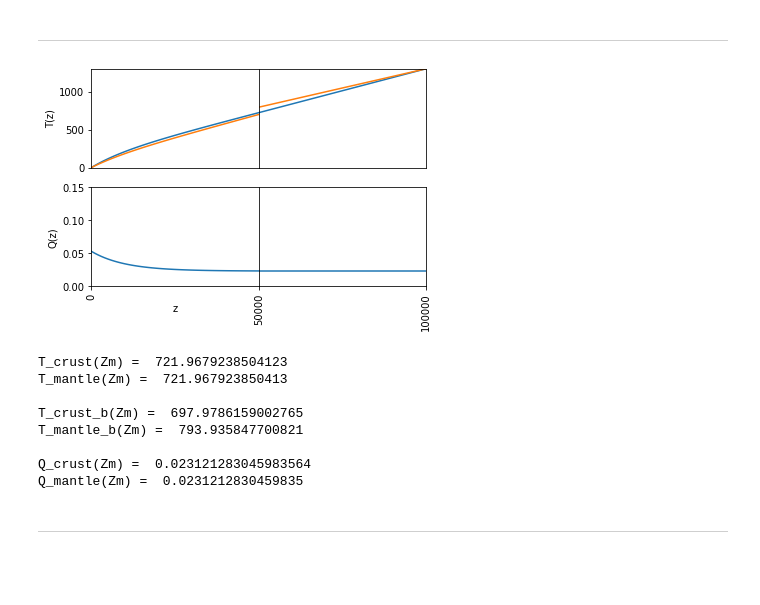
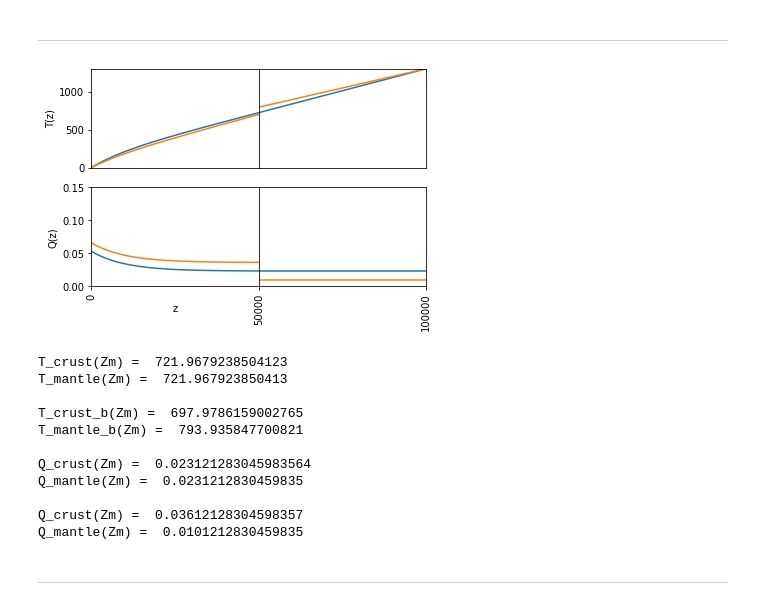
Before and after one commit to idest/andestm_standalone, a Jupyter notebook: Ecuaciones Modelo Termal_Z_0.ipynb, the cells around one changed output. Saved outputs shown, nothing was run; the diff lists cells and outputs as text; code cells hidden in the pictures; blank space fills up the shorter version.

```diff
--- a/Ecuaciones Modelo Termal_Z_0.ipynb
+++ b/Ecuaciones Modelo Termal_Z_0.ipynb
@@ -31,6 +31,8 @@ substitutions = {
   k: 2.0,
   k_c: 3.0,
   k_m: 1.0,
+  k_uc: 3.0,
+  k_lcm: 1.0,
   delta: 10.e3,
   Zo: 0,
   Zf: 100.e3,
@@ -269,6 +281,8 @@ Eq_14 = sp.Eq(k*Eq_12.args[0].diff(z),k*Eq_12.args[1].diff(z))
 printeq(sp.expand(Eq_14),14)
 # %% [output]
 $$k \frac{d}{d z} T{\left(z \right)} = H_{0} \delta e^{- \frac{z}{\delta}} - H_{0} \delta e^{- \frac{Z_{m}}{\delta}} + \frac{H_{0} Z_{m} \delta e^{- \frac{Z_{m}}{\delta}}}{Z_{f}} - \frac{H_{0} \delta^{2}}{Z_{f}} + \frac{H_{0} \delta^{2} e^{- \frac{Z_{m}}{\delta}}}{Z_{f}} + \frac{T_{f} k}{Z_{f}} \;(eq.14)$$
+# %%
+Eq_14_b = Eq_14.subs({k: k_c})
 # %%
 #Eq_14_simp = sp.Eq(Q(z), Ho*delta*sp.exp(-z/delta)-Ho*delta*sp.exp(-Zm/delta)+Qm)
 #Eq_14_simp = Eq_14_simp.subs(Qm, Eq_10.args[1])
@@ -280,6 +294,8 @@ Eq_15 = sp.Eq(k*Eq_13.args[0].diff(z), k*Eq_13.args[1].diff(z))
 printeq(sp.expand(Eq_15),15)
 # %% [output]
 $$k \frac{d}{d z} T{\left(z \right)} = \frac{H_{0} Z_{m} \delta e^{- \frac{Z_{m}}{\delta}}}{Z_{f}} - \frac{H_{0} \delta^{2}}{Z_{f}} + \frac{H_{0} \delta^{2} e^{- \frac{Z_{m}}{\delta}}}{Z_{f}} + \frac{T_{f} k}{Z_{f}} \;(eq.15)$$
+# %%
+Eq_15_b = Eq_15.subs({k: k_m})
 # %%
 #Eq_15_simp = sp.Eq(Q(z), Qm)
 #Eq_15_simp = Eq_15_simp.subs(Qm, Eq_10.args[1])
@@ -293,37 +309,41 @@ T_z_crust_M1_b = sp.lambdify(z,Eq_12_b.args[1].subs(substitutions))
 T_z_mantle_M1_b = sp.lambdify(z,Eq_13_b.args[1].subs(substitutions))
 Q_z_crust_M1 = sp.lambdify(z,Eq_14.args[1].subs(substitutions))
 Q_z_mantle_M1 = sp.lambdify(z,Eq_15.args[1].subs(substitutions))
+Q_z_crust_M1_b = sp.lambdify(z,Eq_14_b.args[1].subs(substitutions))
+Q_z_mantle_M1_b = sp.lambdify(z,Eq_15_b.args[1].subs(substitutions))
 # %%
 fig, axes = plt.subplots(nrows=2,ncols=2)
 axes[0][0].plot(domain, T_z_crust_M1(domain))
 axes[0][1].plot(domain, T_z_mantle_M1(domain))
 axes[0][0].plot(domain, T_z_crust_M1_b(domain))
 axes[0][1].plot(domain, T_z_mantle_M1_b(domain))
 axes[1][0].plot(domain, Q_z_crust_M1(domain))
 axes[1][1].plot(domain, np.repeat(Q_z_mantle_M1(domain),len(domain)))
+axes[1][0].plot(domain, Q_z_crust_M1_b(domain))
+axes[1][1].plot(domain, np.repeat(Q_z_mantle_M1_b(domain),len(domain)))
 axes[0][0].set_xlim(substitutions[Zo],substitutions[Zm])
 axes[0][1].set_xlim(substitutions[Zm],substitutions[Zf])
 axes[0][0].set_ylim(0,1300)
 axes[0][1].set_ylim(0,1300)
 axes[0][0].set_xticks([])
 axes[0][1].set_xticks([])
 axes[0][1].set_yticks([])
 axes[1][0].set_xlim(substitutions[Zo],substitutions[Zm])
 axes[1][1].set_xlim(substitutions[Zm],substitutions[Zf])
 axes[1][0].set_ylim(0.0,0.15)
 axes[1][1].set_ylim(0.0,0.15)
 axes[1][0].set_xticks([substitutions[Zo]])
 axes[1][1].set_xticks([substitutions[Zm], substitutions[Zf]])
 axes[1][1].set_yticks([])
 axes[1][0].tick_params('x', labelrotation=90)
 axes[1][1].tick_params('x', labelrotation=90)
 axes[0][0].set_ylabel("T(z)")
 axes[1][0].set_ylabel("Q(z)")
 axes[1][0].set_xlabel("z")
 
 fig.subplots_adjust(wspace=0.00)
 # %% [output]
-[figure, old version]
+[figure, new version]
 # %%
 print("T_crust(Zm) = ", T_z_crust_M1(substitutions[Zm]))
 print("T_mantle(Zm) = ", T_z_mantle_M1(substitutions[Zm]))
@@ -333,6 +353,10 @@ print("T_mantle_b(Zm) = ", T_z_mantle_M1_b(substitutions[Zm]))
 print("")
 print("Q_crust(Zm) = ", Q_z_crust_M1(substitutions[Zm]))
 print("Q_mantle(Zm) = ", Q_z_mantle_M1(substitutions[Zm]))
+print("")
+print("Q_crust(Zm) = ", Q_z_crust_M1_b(substitutions[Zm]))
+print("Q_mantle(Zm) = ", Q_z_mantle_M1_b(substitutions[Zm]))
+
 
 #print(len(Q_z_crust_M1(domain)))
 #print(len(Q_z_mantle_M1(domain)))
@@ -345,6 +369,9 @@ T_mantle_b(Zm) =  793.935847700821
 
 Q_crust(Zm) =  0.023121283045983564
 Q_mantle(Zm) =  0.0231212830459835
+
+Q_crust(Zm) =  0.03612128304598357
+Q_mantle(Zm) =  0.0101212830459835
 # %% [markdown]
 <hr style="color:black"/>
 # %% [markdown]
```
Also changed, not shown: parts of 31 cells of this notebook, 1 other file.
